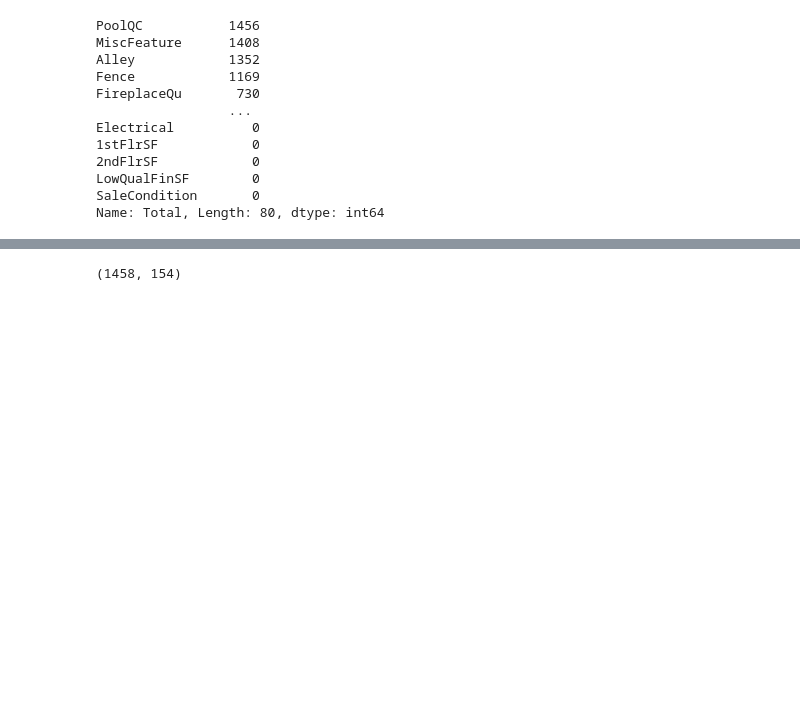
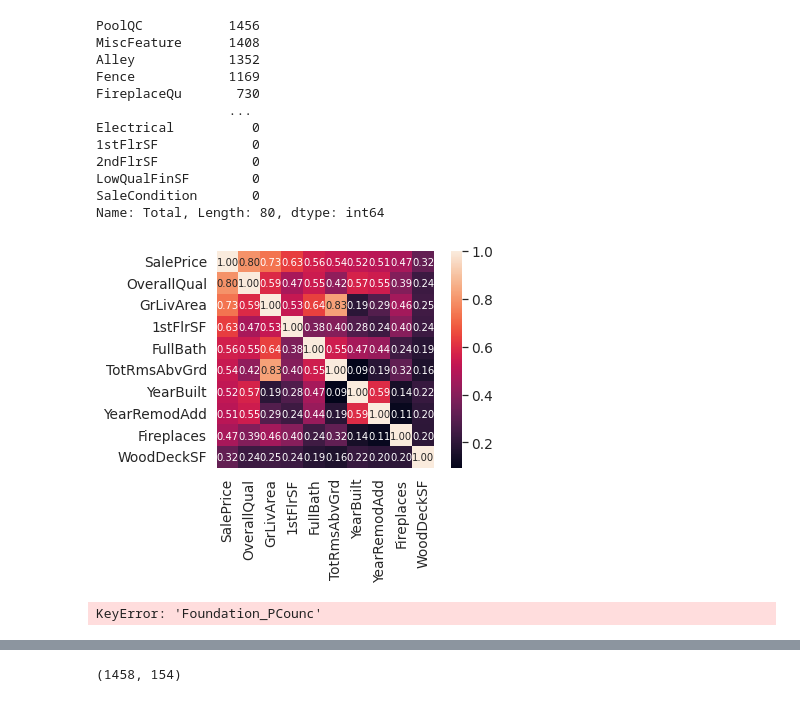
Before and after one commit to nakedtatsuya/kaggle, a Jupyter notebook: house_prices/main.ipynb, the cells around one changed output, grey strips where cells are left out. Drawn from its saved outputs; the diff is of its cells as text; code cells hidden in the pictures; blank space fills up the shorter version.

```diff
--- a/house_prices/main.ipynb
+++ b/house_prices/main.ipynb
@@ -230,9 +230,12 @@ train_all = train_all.drop(missing_data[missing_data.Total > 0 ].index, axis=1)
 test_all = test_all.dropna(axis=1)
 # %%
 #saleprice correlation matrix
+corrmat = train_all.corr()
 k = 10 #number of variables for heatmap
 cols = corrmat.nlargest(k, 'SalePrice')['SalePrice'].index
 cm = np.corrcoef(train_all[cols].values.T)
 sns.set(font_scale=1.25)
 hm = sns.heatmap(cm, cbar=True, annot=True, square=True, fmt='.2f', annot_kws={'size': 10}, yticklabels=cols.values, xticklabels=cols.values)
 plt.show()
+# %% [output]
+[figure, added]
@@ -241,3 +242,12 @@ full_dataset = pd.concat([train_all, test_all])
+# %%
+# full_dataset = pd.concat([train_all, test_all])
+# train_all["Foundation_PCounc"] = pd.get_dummies(train_all["Foundation"])["Foundation_PCounc"]
+# test_all["Foundation_PCounc"] = pd.get_dummies(test_all["Foundation"])["Foundation_PCounc"]
+
+train_all = train_all.select_dtypes(exclude=["object"])
+test_all = test_all.select_dtypes(exclude=["object"])
+# %% [output]
+KeyError: 'Foundation_PCounc'
 # %%
 full_dataset = pd.get_dummies(full_dataset)
 # %%
```
Also changed, not shown: parts of 4 cells of this notebook.
